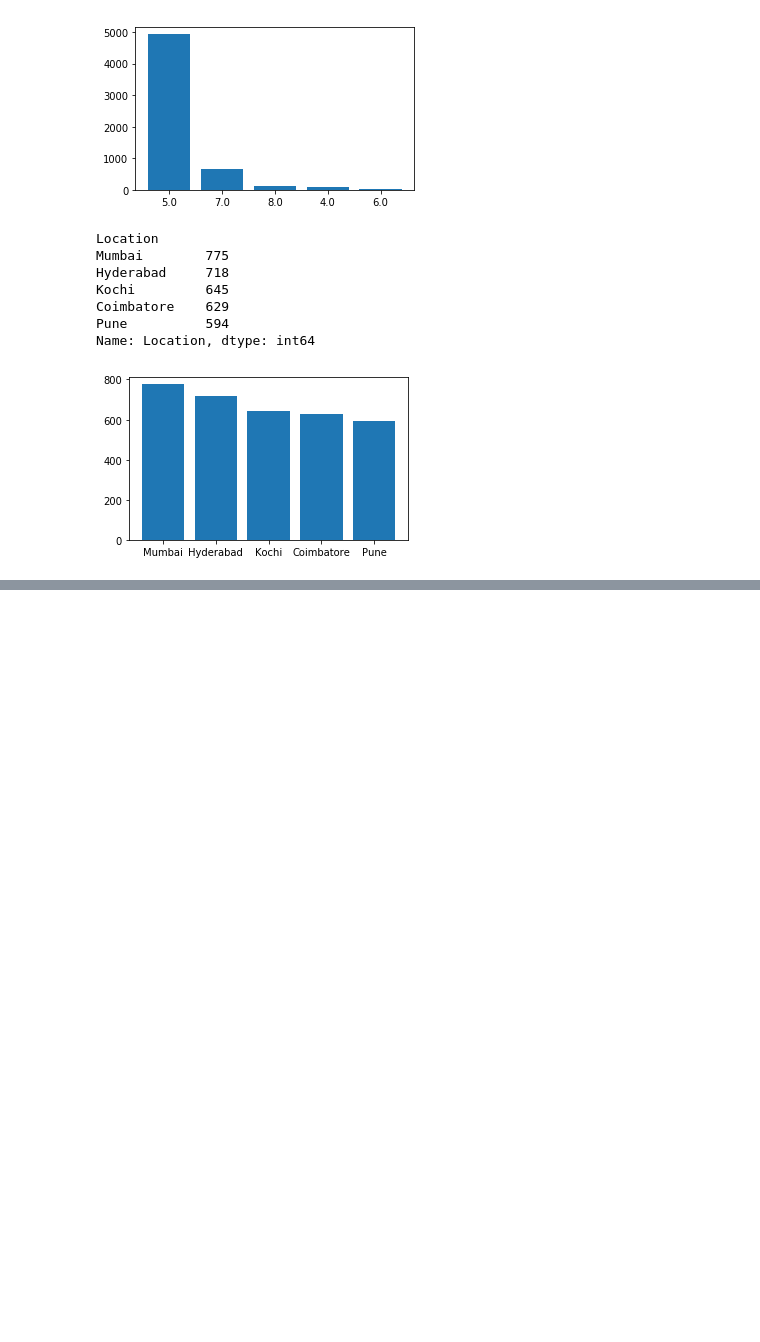
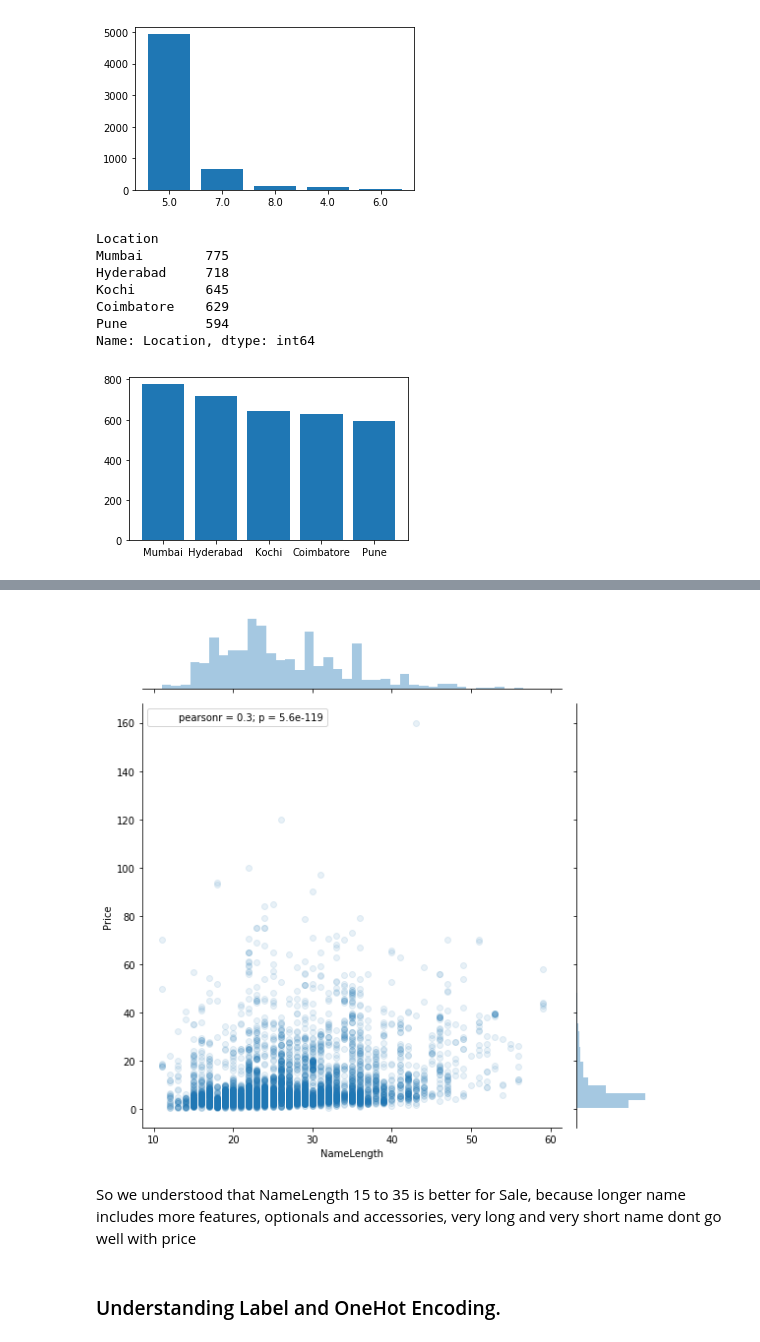
Before and after one commit to ddb95/Data_Science_and_ML_Projects, a Jupyter notebook: predictingUsedCars/PredictUsedCarsPrice.ipynb, the cells around one changed output, grey strips where cells are left out. Saved outputs shown, nothing was run; the diff lists cells and outputs as text; code cells hidden in the pictures; blank space fills up the shorter version.

Commit message:
Correlation and Label Encoding

```diff
--- a/predictingUsedCars/PredictUsedCarsPrice.ipynb
+++ b/predictingUsedCars/PredictUsedCarsPrice.ipynb
@@ -402,0 +407,2 @@ Name: Location, dtype: int64
+# %%
+trainingDataFinal['NameLength'] = [min(70, len(n)) for n in trainingDataFinal['Name']]
@@ -402,0 +418,8 @@ Name: Location, dtype: int64
+# %%
+ax = sns.jointplot(x='NameLength', y='Price', data=trainingDataFinal[['NameLength','Price']], alpha=0.1, size=8)
+# %% [output]
+[figure, added]
+# %% [markdown]
+So we understood that NameLength 15 to 35 is better for Sale, because longer name includes more features, optionals and accessories, very long and very short name dont go well with price
+# %% [markdown]
+### Understanding Label and OneHot Encoding.
```
Also changed, not shown: parts of 14 cells of this notebook.
